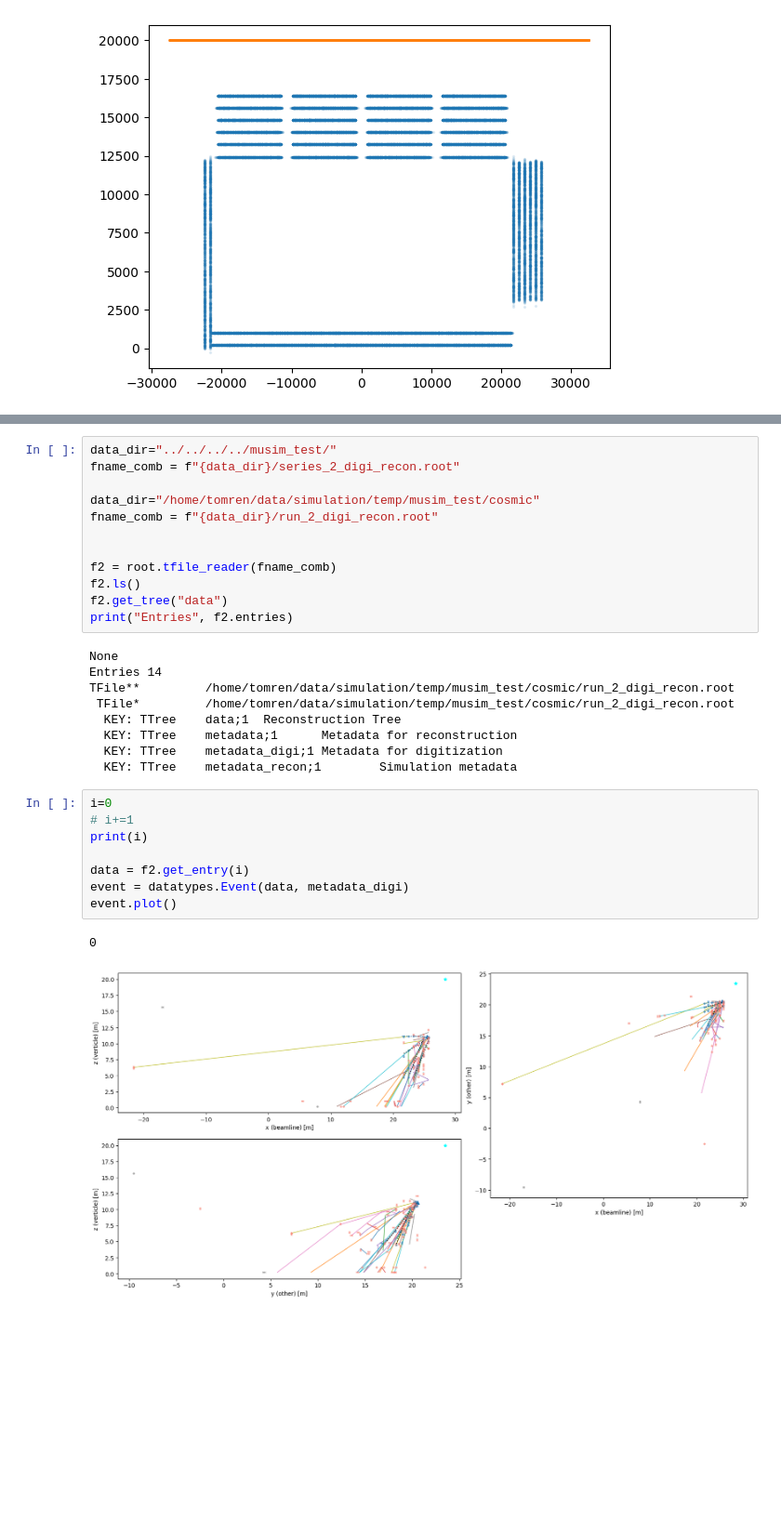
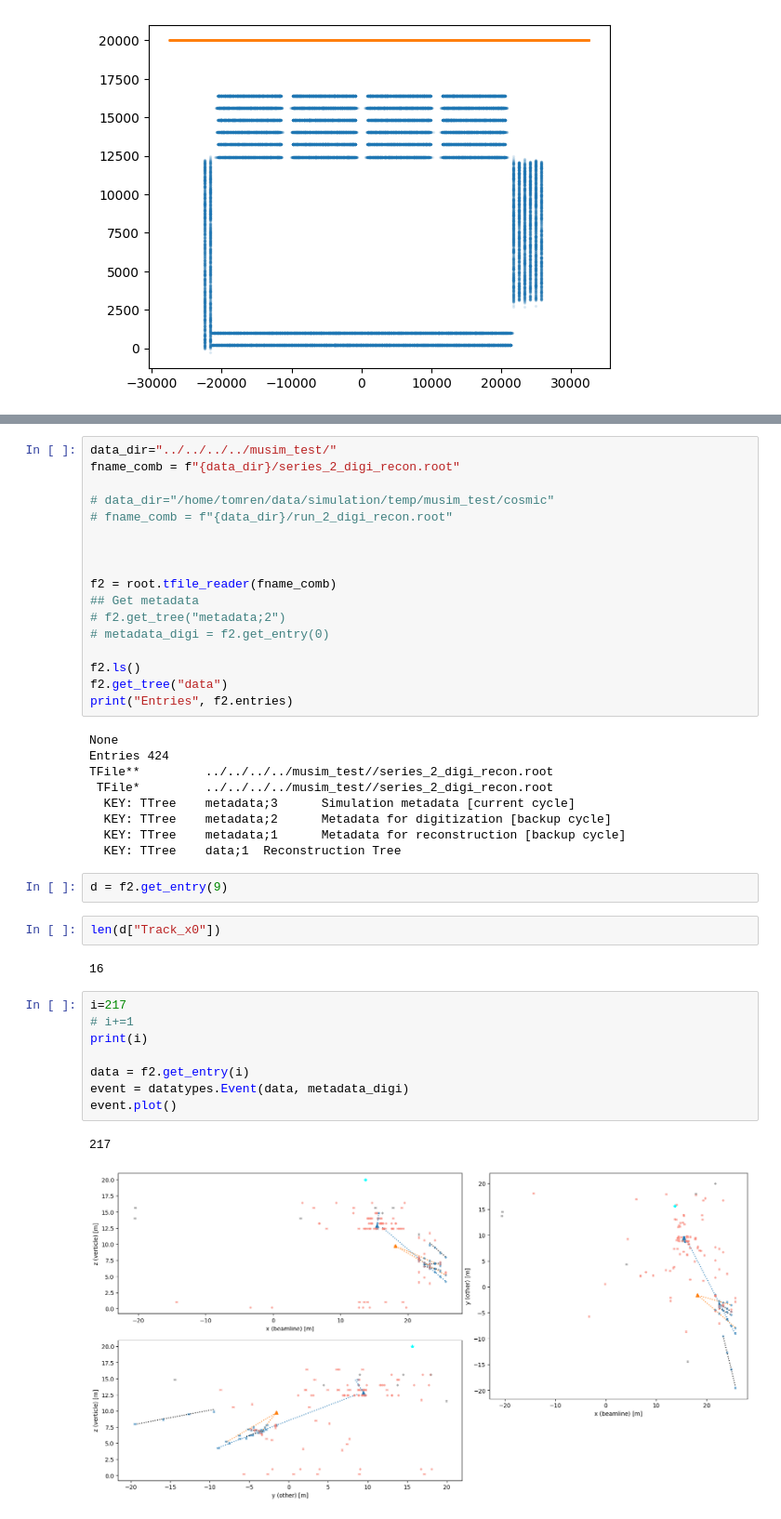
Before and after one commit to EdmondRen/mathusla-newsim, a Jupyter notebook: studies/mathusla40/cosmic_n/1.running_neutron_batches.ipynb, the cells around one changed output, grey strips where cells are left out. Shown at 93% size. Saved outputs shown, nothing was run; the diff lists cells and outputs as text; blank space fills up the shorter version.

```diff
--- a/studies/mathusla40/cosmic_n/1.running_neutron_batches.ipynb
+++ b/studies/mathusla40/cosmic_n/1.running_neutron_batches.ipynb
@@ -185,31 +184,42 @@ Text(0.5, 0, 'Momentum [GeV/c]')
 data_dir="../../../../musim_test/"
 fname_comb = f"{data_dir}/series_2_digi_recon.root"
 
-data_dir="/home/tomren/data/simulation/temp/musim_test/cosmic"
-fname_comb = f"{data_dir}/run_2_digi_recon.root"
+# data_dir="/home/tomren/data/simulation/temp/musim_test/cosmic"
+# fname_comb = f"{data_dir}/run_2_digi_recon.root"
+
 
 
 f2 = root.tfile_reader(fname_comb)
+## Get metadata
+# f2.get_tree("metadata;2")
+# metadata_digi = f2.get_entry(0)
+
 f2.ls()
 f2.get_tree("data")
 print("Entries", f2.entries)
 # %% [output]
 None
-Entries 14
-TFile**         /home/tomren/data/simulation/temp/musim_test/cosmic/run_2_digi_recon.root
- TFile*         /home/tomren/data/simulation/temp/musim_test/cosmic/run_2_digi_recon.root
+Entries 424
+TFile**         ../../../../musim_test//series_2_digi_recon.root
+ TFile*         ../../../../musim_test//series_2_digi_recon.root
+  KEY: TTree    metadata;3      Simulation metadata [current cycle]
+  KEY: TTree    metadata;2      Metadata for digitization [backup cycle]
+  KEY: TTree    metadata;1      Metadata for reconstruction [backup cycle]
   KEY: TTree    data;1  Reconstruction Tree
-  KEY: TTree    metadata;1      Metadata for reconstruction
-  KEY: TTree    metadata_digi;1 Metadata for digitization
-  KEY: TTree    metadata_recon;1        Simulation metadata
+# %%
+d = f2.get_entry(9)
+# %%
+len(d["Track_x0"])
+# %% [output]
+16
 # %%
-i=0
+i=217
 # i+=1
 print(i)
 
 data = f2.get_entry(i)
 event = datatypes.Event(data, metadata_digi)
 event.plot()
 # %% [output]
-0
+217
-[figure, old version]
+[figure, new version]
```
Also changed, not shown: parts of 2 cells of this notebook, 9 other files.
